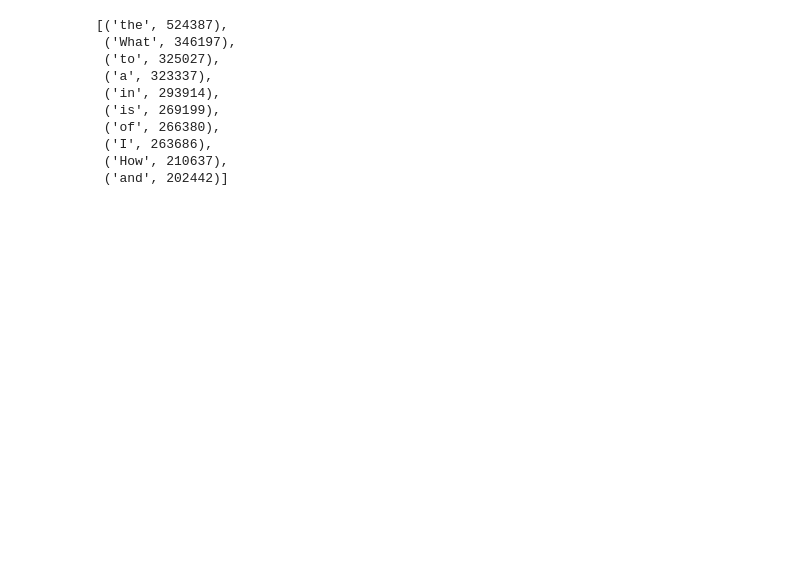
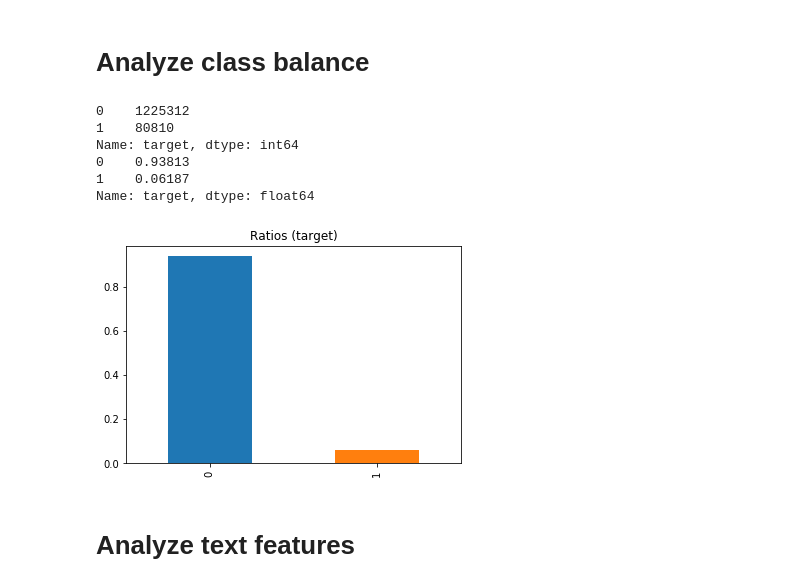
Before and after one commit to kfateem/udacity-ml, a Jupyter notebook: capstone/notebooks/data_analysis.ipynb, the cells around one changed output. Drawn from its saved outputs; the diff is of its cells as text; code cells hidden in the pictures; blank space fills up the shorter version.

```diff
--- a/capstone/notebooks/data_analysis.ipynb
+++ b/capstone/notebooks/data_analysis.ipynb
@@ -87,13 +0,0 @@ Wall time: 2.28 s
-# %%
-word_freq.most_common(10)
-# %% [output]
-[('the', 524387),
- ('What', 346197),
- ('to', 325027),
- ('a', 323337),
- ('in', 293914),
- ('is', 269199),
- ('of', 266380),
- ('I', 263686),
- ('How', 210637),
- ('and', 202442)]
@@ -99,0 +13,24 @@ word_freq.most_common(10)
+# %% [markdown]
+# Analyze class balance
+# %%
+import matplotlib.pyplot as plt
+import numpy as np
+
+target_counts = train_df.target.value_counts(normalize=False)
+print(target_counts)
+
+target_ratios = train_df.target.value_counts(normalize=True)
+print(target_ratios)
+
+target_ratios.plot(kind='bar', title='Ratios (target)')
+plt.show()
+# %% [output]
+0    1225312
+1    80810
+Name: target, dtype: int64
+0    0.93813
+1    0.06187
+Name: target, dtype: float64
+[figure, added]
+# %% [markdown]
+# Analyze text features
```
Also changed, not shown: parts of 111 cells of this notebook.
